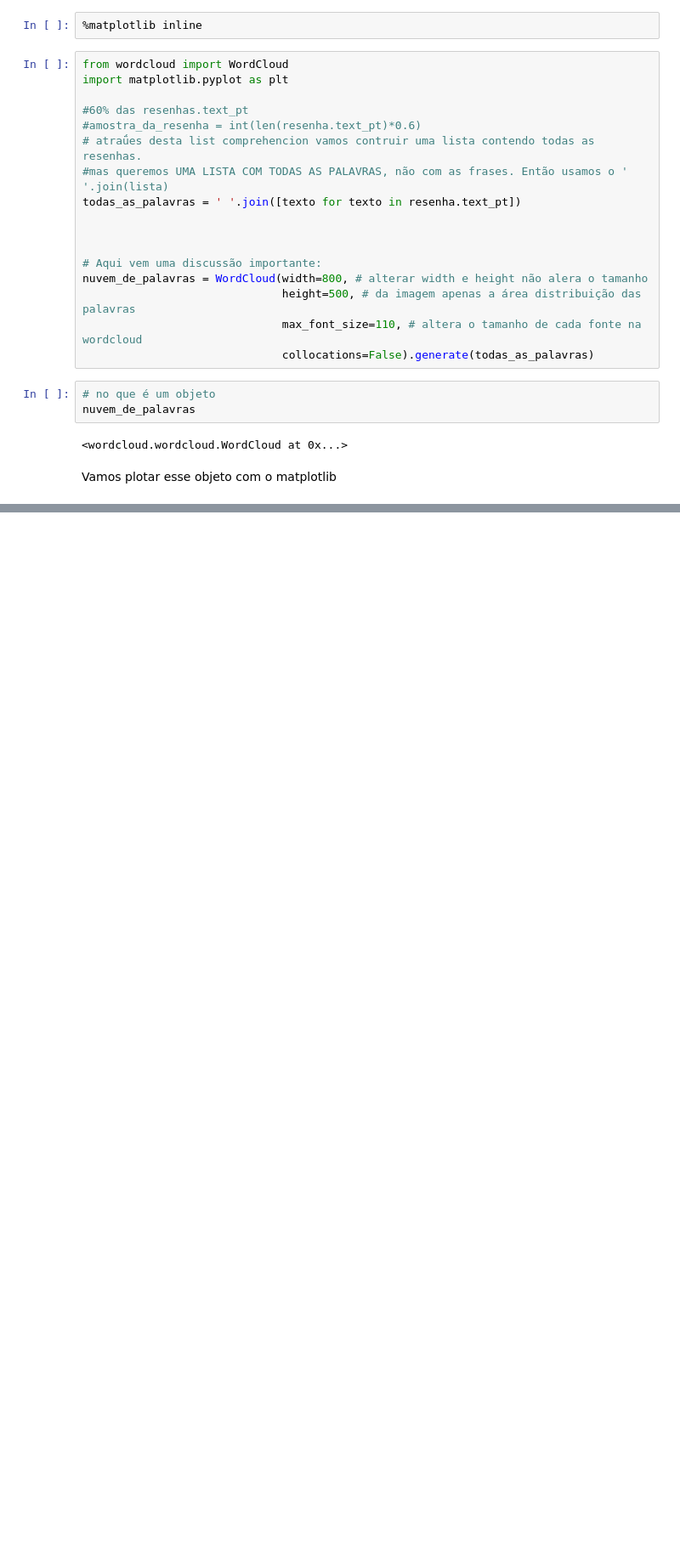
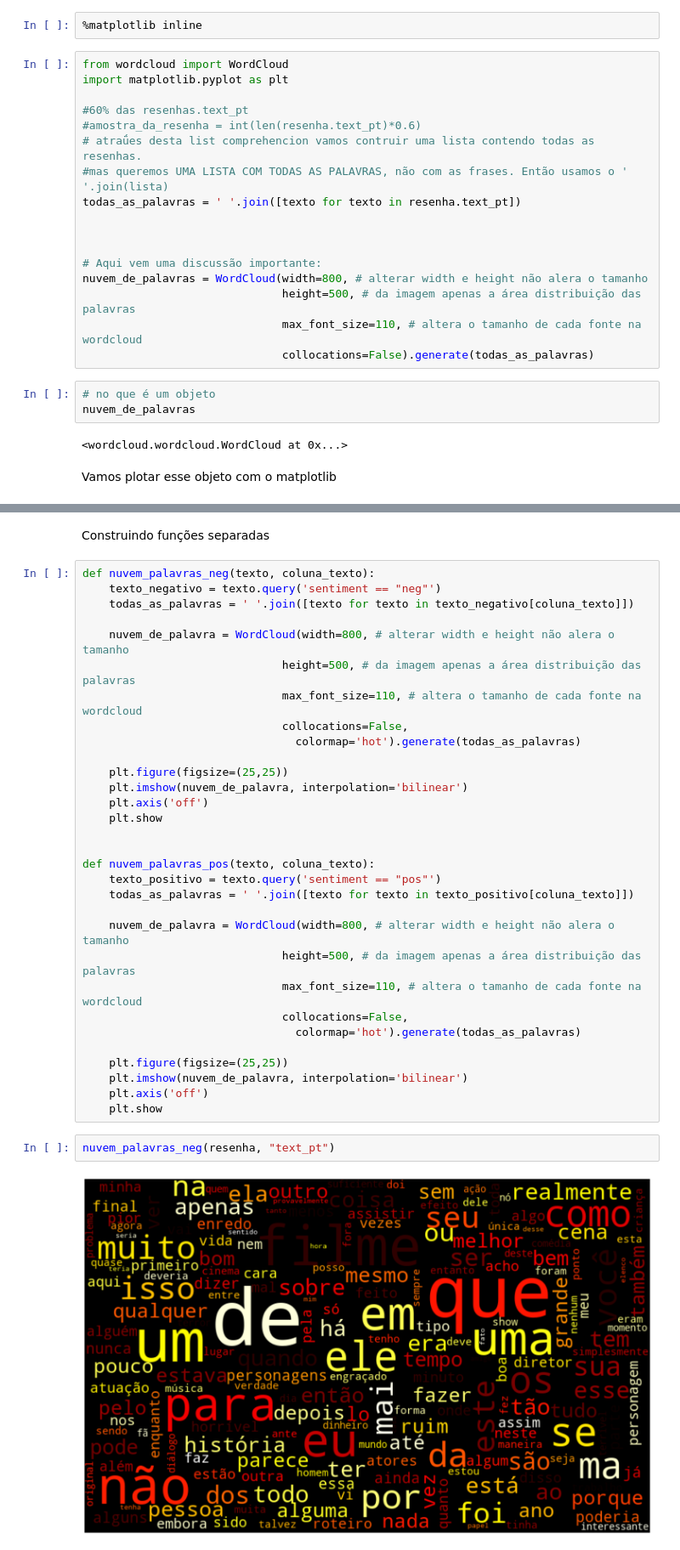
Before and after one commit to ConradBitt/pln, a Jupyter notebook: PLN.ipynb, the cells around one changed output, grey strips where cells are left out. Shown at 85% size. Drawn from its saved outputs; the diff is of its cells as text; blank space fills up the shorter version.

```diff
--- a/PLN.ipynb
+++ b/PLN.ipynb
@@ -392,0 +447,37 @@ Faz sentido olhar para as palavras "positivas" e "negativas" ao mesmo tempo?? At
+# %% [markdown]
+Construindo funções separadas
+# %%
+def nuvem_palavras_neg(texto, coluna_texto):
+    texto_negativo = texto.query('sentiment == "neg"')
+    todas_as_palavras = ' '.join([texto for texto in texto_negativo[coluna_texto]])
+
+    nuvem_de_palavra = WordCloud(width=800, # alterar width e height não alera o tamanho
+                              height=500, # da imagem apenas a área distribuição das palavras
+                              max_font_size=110, # altera o tamanho de cada fonte na wordcloud
+                              collocations=False,
+                                colormap='hot').generate(todas_as_palavras)
+
+    plt.figure(figsize=(25,25))
+    plt.imshow(nuvem_de_palavra, interpolation='bilinear')
+    plt.axis('off')
+    plt.show
+
+
+def nuvem_palavras_pos(texto, coluna_texto):
+    texto_positivo = texto.query('sentiment == "pos"')
+    todas_as_palavras = ' '.join([texto for texto in texto_positivo[coluna_texto]])
+
+    nuvem_de_palavra = WordCloud(width=800, # alterar width e height não alera o tamanho
+                              height=500, # da imagem apenas a área distribuição das palavras
+                              max_font_size=110, # altera o tamanho de cada fonte na wordcloud
+                              collocations=False,
+                                colormap='hot').generate(todas_as_palavras)
+
+    plt.figure(figsize=(25,25))
+    plt.imshow(nuvem_de_palavra, interpolation='bilinear')
+    plt.axis('off')
+    plt.show
+# %%
+nuvem_palavras_neg(resenha, "text_pt")
+# %% [output]
+[figure, added]
```
Also changed, not shown: parts of 15 cells of this notebook.
